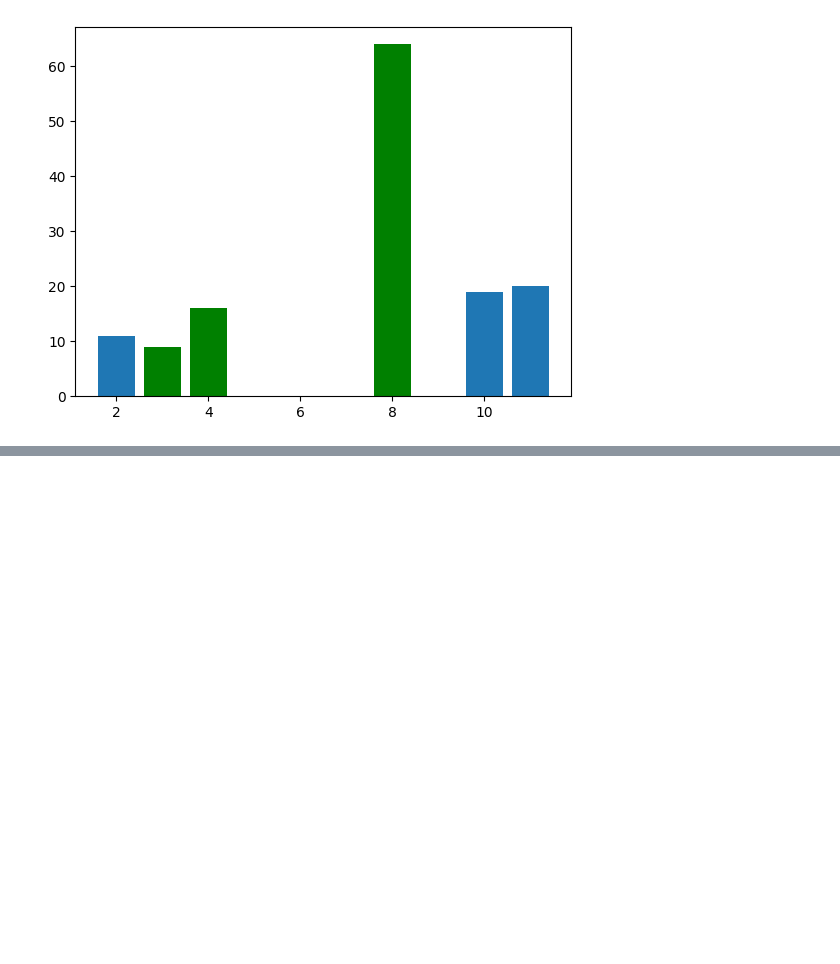
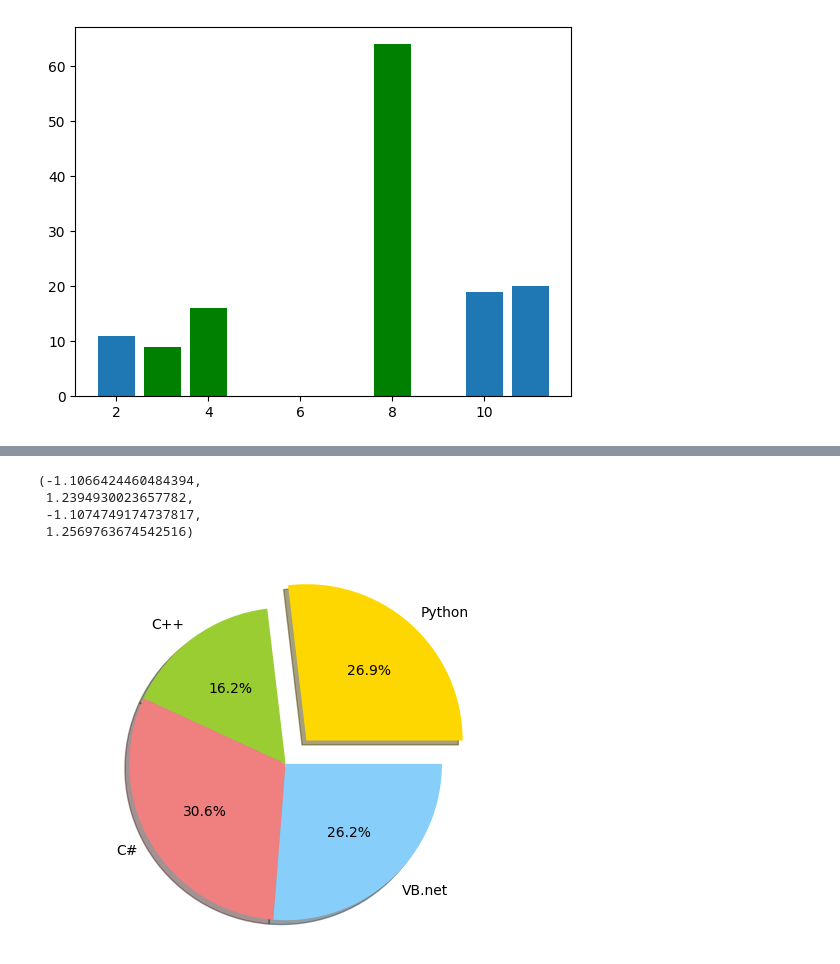
Before and after one commit to prabinbhagat/repos-vscode, a Jupyter notebook: matplotlib(simple visualizating lib).ipynb, the cells around one changed output, grey strips where cells are left out. Cells and saved outputs as stored; diff of their text form; code cells hidden in the pictures; blank space fills up the shorter version.

```diff
--- a/matplotlib(simple visualizating lib).ipynb
+++ b/matplotlib(simple visualizating lib).ipynb
@@ -149,0 +155,19 @@ plt.hist
+# %%
+## Pie Chart
+
+# Data to plot
+labels = 'Python','C++','C#','VB.net'    # Just the labels
+sizes = [215,130,245,210]               # it will assign as %age internally
+colors = ['gold','yellowgreen','lightcoral','lightskyblue']     #just the colors
+explode = [0.2,0.0,0.0,0.0]              # how much far the slices are to move far away
+
+#plot
+plt.pie(sizes,explode,labels,colors,
+autopct = '%1.1f%%',shadow =True )      # autopercent shows in what format eg. 1.1 floating format and shadow will provide some shadwo
+plt.axis('equal')
+# %% [output]
+(-1.1066424460484394,
+ 1.2394930023657782,
+ -1.1074749174737817,
+ 1.2569763674542516)
+[figure, added]
```
Also changed, not shown: parts of 1 cell of this notebook.
